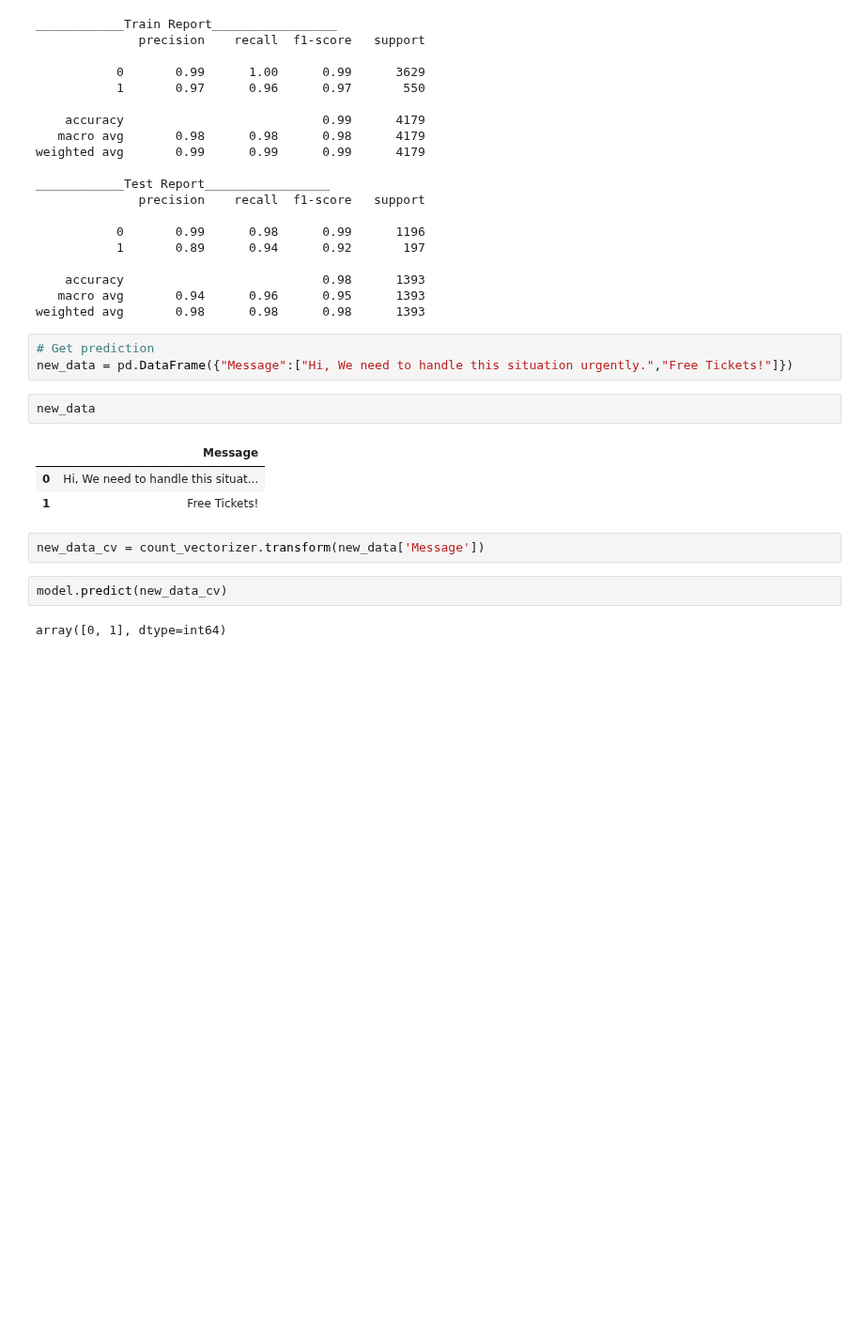
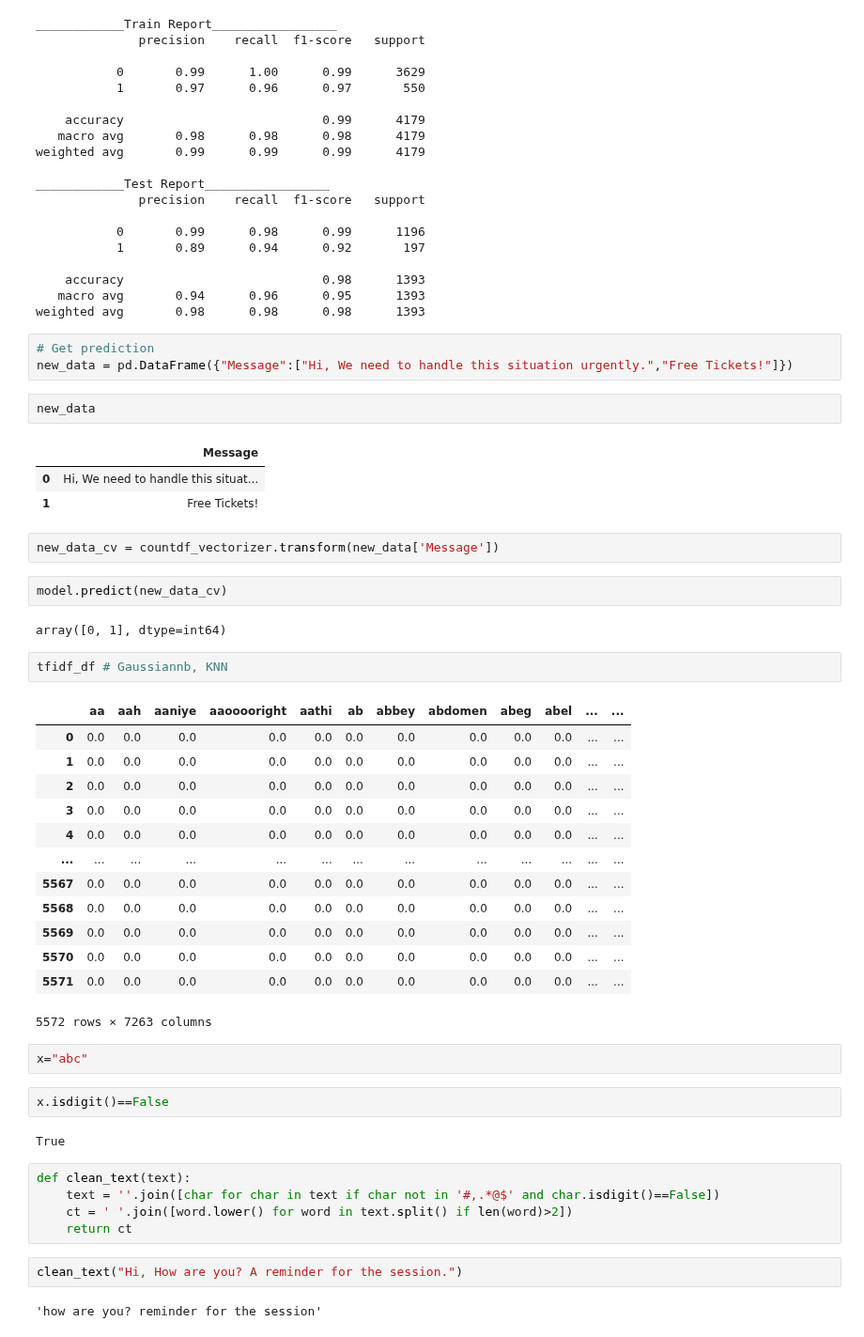
Before and after one commit to Sandilya0241/PythonBasicBootCamp, a Jupyter notebook: Training ML Course/TF IDF Implementation with Naive Bayes.ipynb, the cells around one changed output. Shown at 94% size. Drawn from its saved outputs; the diff is of its cells as text; blank space fills up the shorter version.

```diff
--- a/Training ML Course/TF IDF Implementation with Naive Bayes.ipynb
+++ b/Training ML Course/TF IDF Implementation with Naive Bayes.ipynb
@@ -147,8 +165,39 @@ new_data
 | 0 | Hi, We need to handle this situat... |
 | 1 | Free Tickets! |
 # %%
-new_data_cv = count_vectorizer.transform(new_data['Message'])
+new_data_cv = countdf_vectorizer.transform(new_data['Message'])
 # %%
 model.predict(new_data_cv)
 # %% [output]
 array([0, 1], dtype=int64)
+# %%
+tfidf_df # Gaussiannb, KNN
+# %% [output]
+|  | aa | aah | aaniye | aaooooright | aathi | ab | abbey | abdomen | abeg | abel | ... | ... |
+| 0 | 0.0 | 0.0 | 0.0 | 0.0 | 0.0 | 0.0 | 0.0 | 0.0 | 0.0 | 0.0 | ... | ... |
+| 1 | 0.0 | 0.0 | 0.0 | 0.0 | 0.0 | 0.0 | 0.0 | 0.0 | 0.0 | 0.0 | ... | ... |
+| 2 | 0.0 | 0.0 | 0.0 | 0.0 | 0.0 | 0.0 | 0.0 | 0.0 | 0.0 | 0.0 | ... | ... |
+| 3 | 0.0 | 0.0 | 0.0 | 0.0 | 0.0 | 0.0 | 0.0 | 0.0 | 0.0 | 0.0 | ... | ... |
+| 4 | 0.0 | 0.0 | 0.0 | 0.0 | 0.0 | 0.0 | 0.0 | 0.0 | 0.0 | 0.0 | ... | ... |
+| ... | ... | ... | ... | ... | ... | ... | ... | ... | ... | ... | ... | ... |
+| 5567 | 0.0 | 0.0 | 0.0 | 0.0 | 0.0 | 0.0 | 0.0 | 0.0 | 0.0 | 0.0 | ... | ... |
+| 5568 | 0.0 | 0.0 | 0.0 | 0.0 | 0.0 | 0.0 | 0.0 | 0.0 | 0.0 | 0.0 | ... | ... |
+| 5569 | 0.0 | 0.0 | 0.0 | 0.0 | 0.0 | 0.0 | 0.0 | 0.0 | 0.0 | 0.0 | ... | ... |
+| 5570 | 0.0 | 0.0 | 0.0 | 0.0 | 0.0 | 0.0 | 0.0 | 0.0 | 0.0 | 0.0 | ... | ... |
+| 5571 | 0.0 | 0.0 | 0.0 | 0.0 | 0.0 | 0.0 | 0.0 | 0.0 | 0.0 | 0.0 | ... | ... |
+5572 rows × 7263 columns
+# %%
+x="abc"
+# %%
+x.isdigit()==False
+# %% [output]
+True
+# %%
+def clean_text(text):
+    text = ''.join([char for char in text if char not in '#,.*@$' and char.isdigit()==False])
+    ct = ' '.join([word.lower() for word in text.split() if len(word)>2])
+    return ct
+# %%
+clean_text("Hi, How are you? A reminder for the session.")
+# %% [output]
+'how are you? reminder for the session'
```
Also changed, not shown: parts of 2 cells of this notebook.
